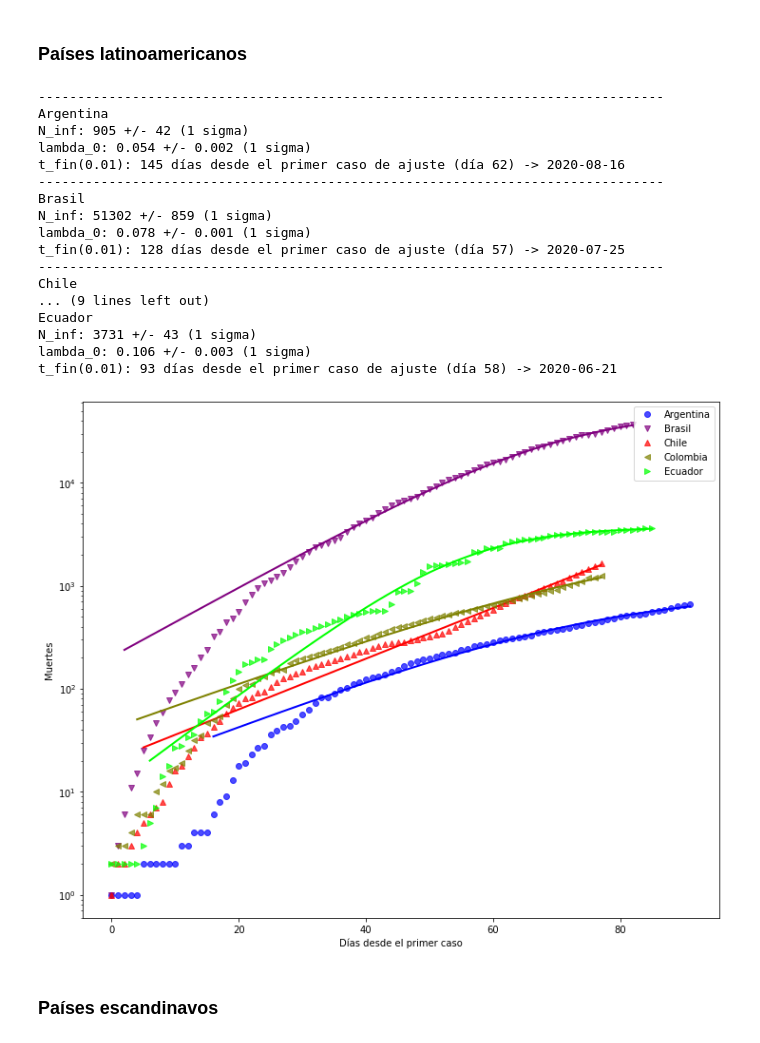
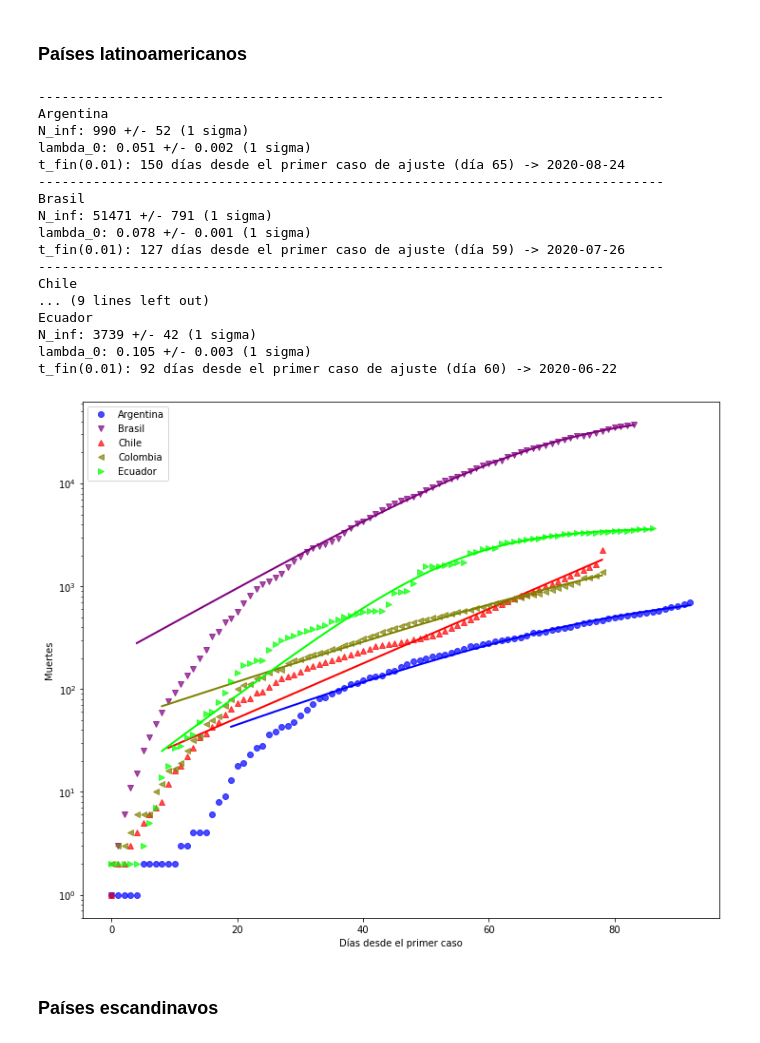
Before and after one commit to manuxch/logistic-covid19, a Jupyter notebook: Logistic_model_COVID-19.ipynb, the cells around one changed output. Drawn from its saved outputs; the diff is of its cells as text; code cells hidden in the pictures.

Commit message:
Actualización diaria de visualizaciones, ajustes y registros

```diff
--- a/Logistic_model_COVID-19.ipynb
+++ b/Logistic_model_COVID-19.ipynb
@@ -276,26 +276,26 @@ t_fin(0.01): 93 días desde el primer caso de ajuste (día 57) -> 2020-06-20
 # %% [markdown]
 ### Países latinoamericanos
 # %%
-plot_fit(deadths_lat, 5, 'Muertes', logscale=True, p_fin=0.01)
+plot_fit(deadths_lat, 12, 'Muertes', logscale=True, p_fin=0.01)
 # %% [output]
 --------------------------------------------------------------------------------
 Argentina
-N_inf: 905 +/- 42 (1 sigma)
-lambda_0: 0.054 +/- 0.002 (1 sigma)
-t_fin(0.01): 145 días desde el primer caso de ajuste (día 62) -> 2020-08-16
+N_inf: 990 +/- 52 (1 sigma)
+lambda_0: 0.051 +/- 0.002 (1 sigma)
+t_fin(0.01): 150 días desde el primer caso de ajuste (día 65) -> 2020-08-24
 --------------------------------------------------------------------------------
 Brasil
-N_inf: 51302 +/- 859 (1 sigma)
+N_inf: 51471 +/- 791 (1 sigma)
 lambda_0: 0.078 +/- 0.001 (1 sigma)
-t_fin(0.01): 128 días desde el primer caso de ajuste (día 57) -> 2020-07-25
+t_fin(0.01): 127 días desde el primer caso de ajuste (día 59) -> 2020-07-26
 --------------------------------------------------------------------------------
 Chile
 ... (9 lines left out)
 Ecuador
-N_inf: 3731 +/- 43 (1 sigma)
-lambda_0: 0.106 +/- 0.003 (1 sigma)
-t_fin(0.01): 93 días desde el primer caso de ajuste (día 58) -> 2020-06-21
+N_inf: 3739 +/- 42 (1 sigma)
+lambda_0: 0.105 +/- 0.003 (1 sigma)
+t_fin(0.01): 92 días desde el primer caso de ajuste (día 60) -> 2020-06-22
-[figure, old version]
+[figure, new version]
 # %% [markdown]
 ### Países escandinavos
 # %%
```
Also changed, not shown: parts of 8 cells of this notebook.
